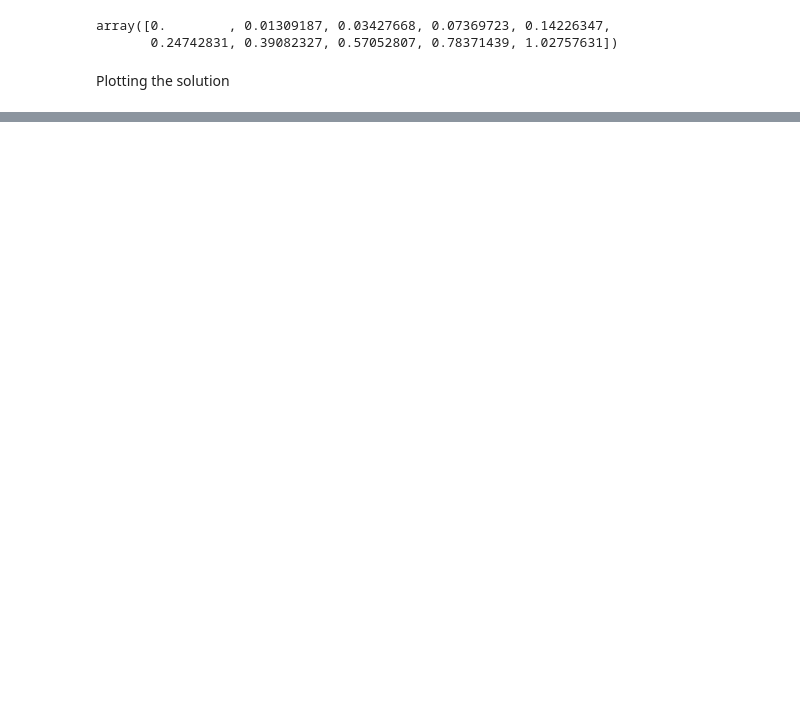
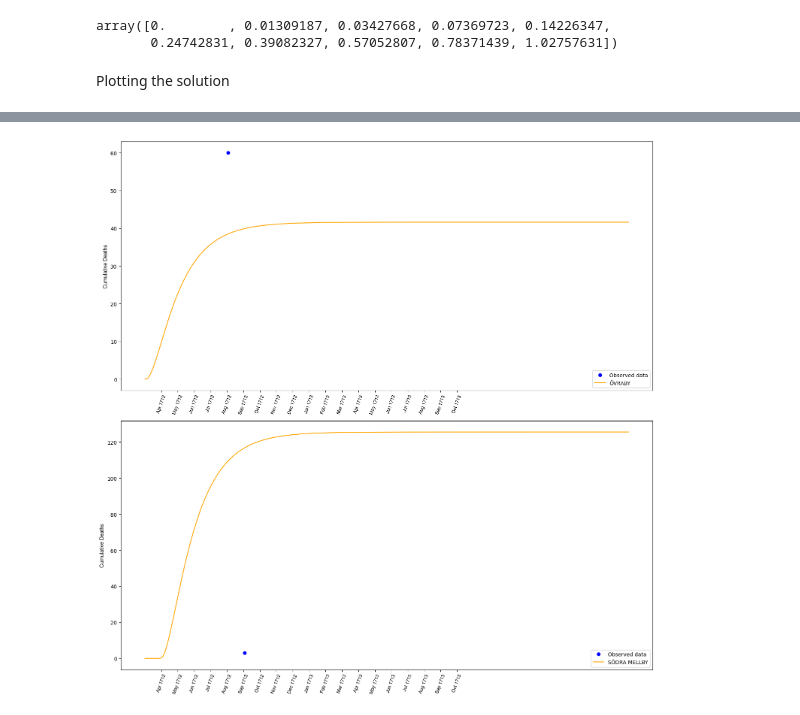
Before and after one commit to polislizarralde/PythonMathematicalModeling, a Jupyter notebook: docs/PlagueProject/FittingSeasonMetapopModelPlague.ipynb, the cells around one changed output, grey strips where cells are left out. Cells and saved outputs as stored; diff of their text form; code cells hidden in the pictures; blank space fills up the shorter version.

```diff
--- a/docs/PlagueProject/FittingSeasonMetapopModelPlague.ipynb
+++ b/docs/PlagueProject/FittingSeasonMetapopModelPlague.ipynb
@@ -331,44 +380,48 @@ def plot_SIRD_solution(model: dict, state: list[str] = ['S', 'E', 'I', 'R', 'D',
 # %%
 # Number of patches
-n = model_estimation['n']
+# n = model_estimation['n']
+n = 2
 
 # Set the figsize for each subplot
 figsize_single_subplot = (8, 2)
 
 # Calculate the total figure height based on the number of subplots and their height
 fig_height = figsize_single_subplot[1] * n
 
 # Create a figure and an array of axes with nrows=n and ncols=1
-fig, axes = plt.subplots(nrows=n, ncols=1, figsize=(
-    figsize_single_subplot[0], fig_height), sharex=False)
+fig, axes = plt.subplots(nrows=n, ncols=1, figsize=(15, 15), sharex=False)
 
 tick_positions = [30, 60, 90, 120, 150, 180, 210, 240,
                   270, 300, 330, 360, 390, 420, 450, 480, 510, 540, 570]
 tick_labels = ["Apr 1712", "May 1712", "Jun 1712", "Jul 1712", "Aug 1712", "Sep 1712", "Oct 1712", "Nov 1712", "Dec 1712", "Jan 1713", "Feb 1713", "Mar 1713", "Apr 1713", "May 1713", "Jun 1713", "Jul 1713", "Aug 1713", "Sep 1713", "Oct 1713"
                ]
 
 # Plot daily deaths for each patch i
 for i in range(n):
-    if TotalDeathsByParish[i] != 0 and EndPlagueByParish[i] != 0:
+    if deathData[i] != 0 and endTime[i] != 0:
         initial_position = beginTime[i]
-        final_position = EndPlagueByParish[i]
-        axes[i].plot(final_position, TotalDeathsByParish[i],
+        final_position = endTime[i]
+        axes[i].plot(final_position, deathData[i],
                      'bo', label='Observed data')
-        axes[i].plot(model_dict['D'][i], color='orange', label=(patchNames[i]))
+        axes[i].plot(model_solution['D'][i], color='orange',
+                     label=(model_input.patchNames()[i]))
         axes[i].set_ylabel('Cumulative Deaths', font='Helvetica')
         axes[i].legend(loc='lower right')
         axes[i].set_xticks(tick_positions, tick_labels,
                            rotation=70, font='Helvetica', fontsize=9)
     else:
-        axes[i].plot(model_dict['D'][i], color='orange', label=(patchNames[i]))
+        axes[i].plot(model_solution['D'][i], color='orange',
+                     label=(model_input.patchNames()[i]))
         axes[i].set_ylabel('Cumulative Deaths', font='Helvetica')
         axes[i].legend(loc='lower right')
         axes[i].set_xticks(tick_positions, tick_labels,
                            rotation=70, font='Helvetica', fontsize=9)
 
 # Adjust the layout to avoid overlapping
 plt.tight_layout()
 plt.show()
+# %% [output]
+[figure, added]
 # %%
 # Set the figsize for each subplot
 figsize_single_subplot = (8, 2)
```
Also changed, not shown: parts of 9 cells of this notebook, 2 other files.
